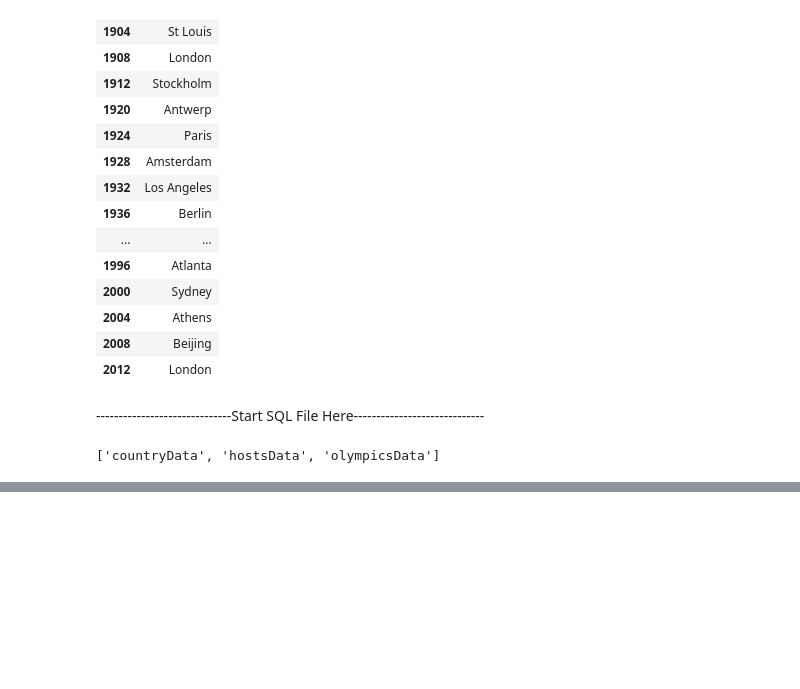
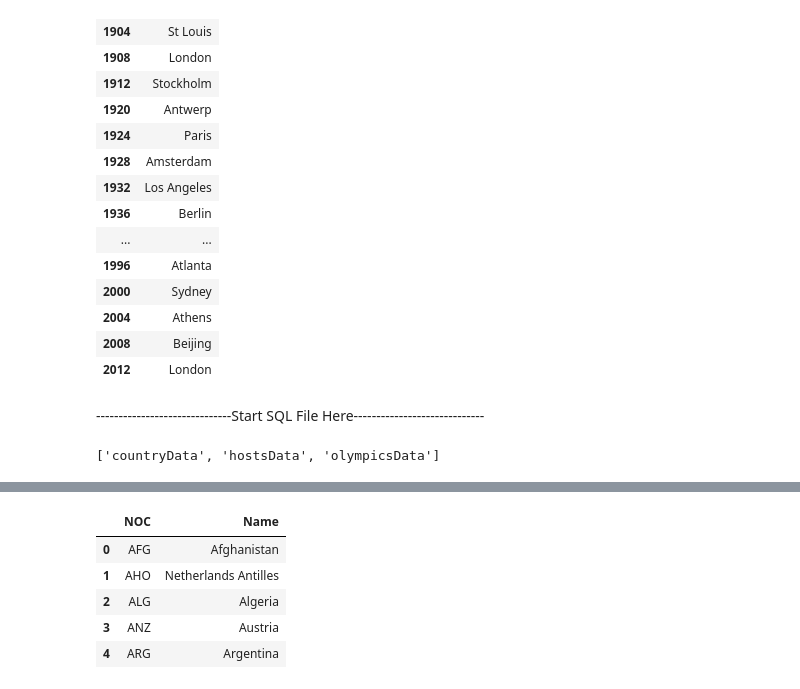
Before and after one commit to julia-claira/Olympic_Analysis, a Jupyter notebook: jupyter/Julia_summer_medal_data.ipynb, the cells around one changed output, grey strips where cells are left out. Drawn from its saved outputs; the diff is of its cells as text; code cells hidden in the pictures; blank space fills up the shorter version.

```diff
--- a/jupyter/Julia_summer_medal_data.ipynb
+++ b/jupyter/Julia_summer_medal_data.ipynb
@@ -247,0 +335,16 @@ array(['AUS', 'AUT', 'FRA', 'GBR', 'HUN', 'USA', 'BEL', 'CAN', 'COL',
+# %%
+#set up db of coutnries
+countryNames=pd.DataFrame({
+    "NOC":list(country_ISO_List.keys()),
+    "Name":list(country_ISO_List.values())
+})
+
+
+countryNames.head(5)
+# %% [output]
+|  | NOC | Name |
+| 0 | AFG | Afghanistan |
+| 1 | AHO | Netherlands Antilles |
+| 2 | ALG | Algeria |
+| 3 | ANZ | Austria |
+| 4 | ARG | Argentina |
```
Also changed, not shown: parts of 16 cells of this notebook, 9 other files.
